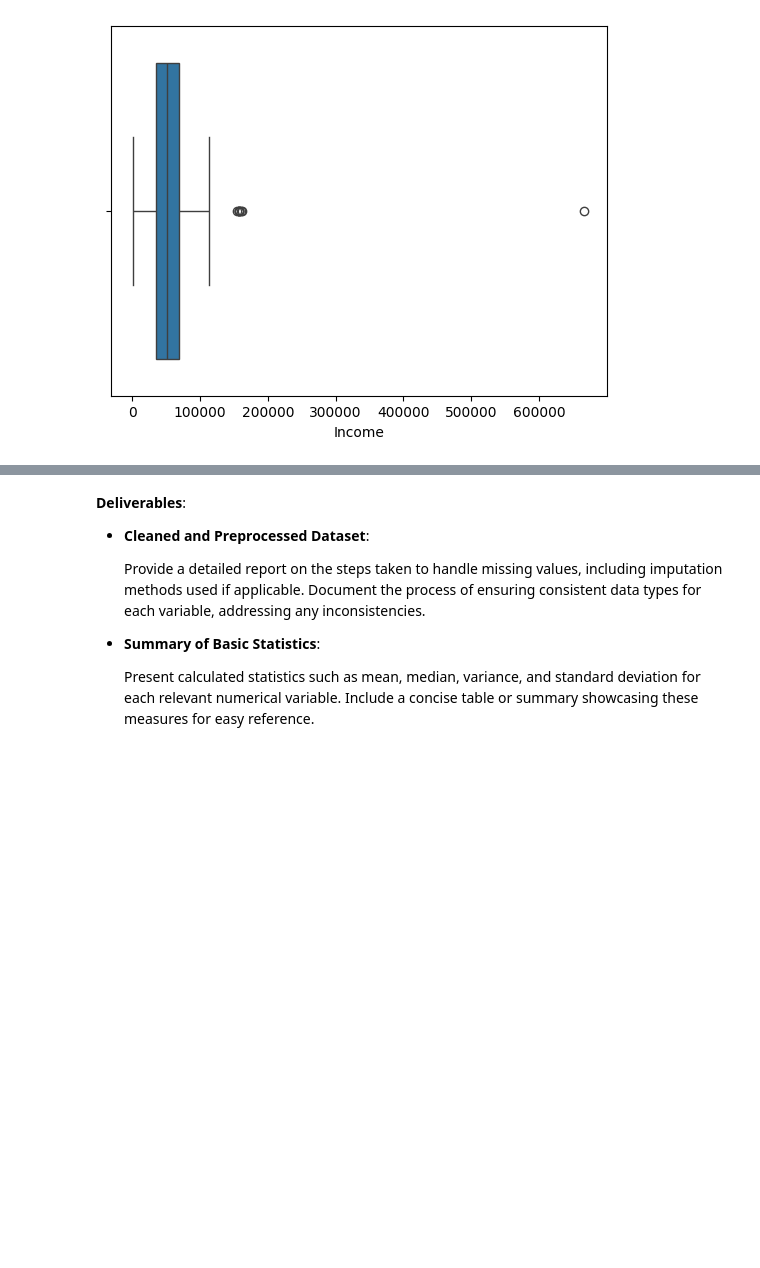
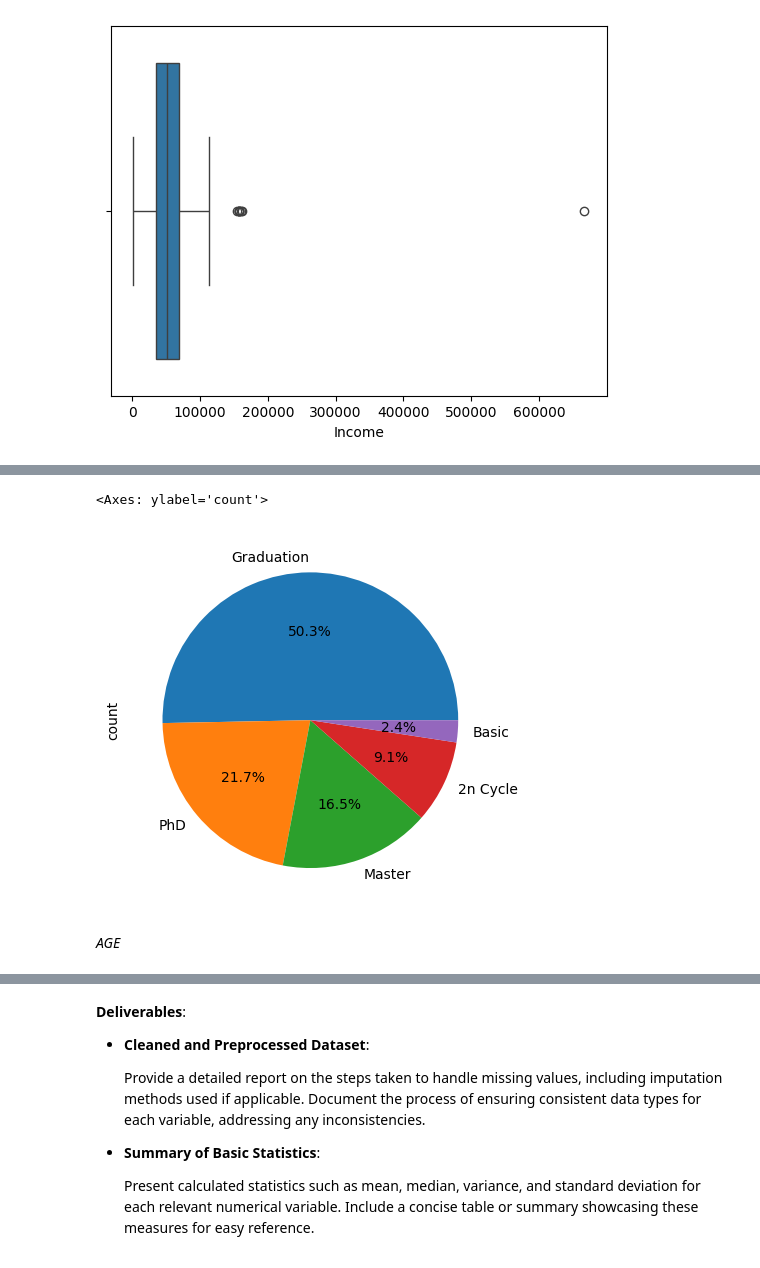
Before and after one commit to Nischay-verma/Almabetter-Applied_statistics_mid, a Jupyter notebook: Applied_Statistics_Project.ipynb, the cells around one changed output, grey strips where cells are left out. Drawn from its saved outputs; the diff is of its cells as text; code cells hidden in the pictures; blank space fills up the shorter version.

```diff
--- a/Applied_Statistics_Project.ipynb
+++ b/Applied_Statistics_Project.ipynb
@@ -260,0 +339,8 @@ def outlier_detection(df, col):
+# %%
+# % of Distribution of Education Levels through Pie chart
+df['Education'].value_counts().plot(kind='pie', autopct='%1.1f%%')
+# %% [output]
+<Axes: ylabel='count'>
+[figure, added]
+# %% [markdown]
+*AGE*
```
Also changed, not shown: parts of 32 cells of this notebook.
